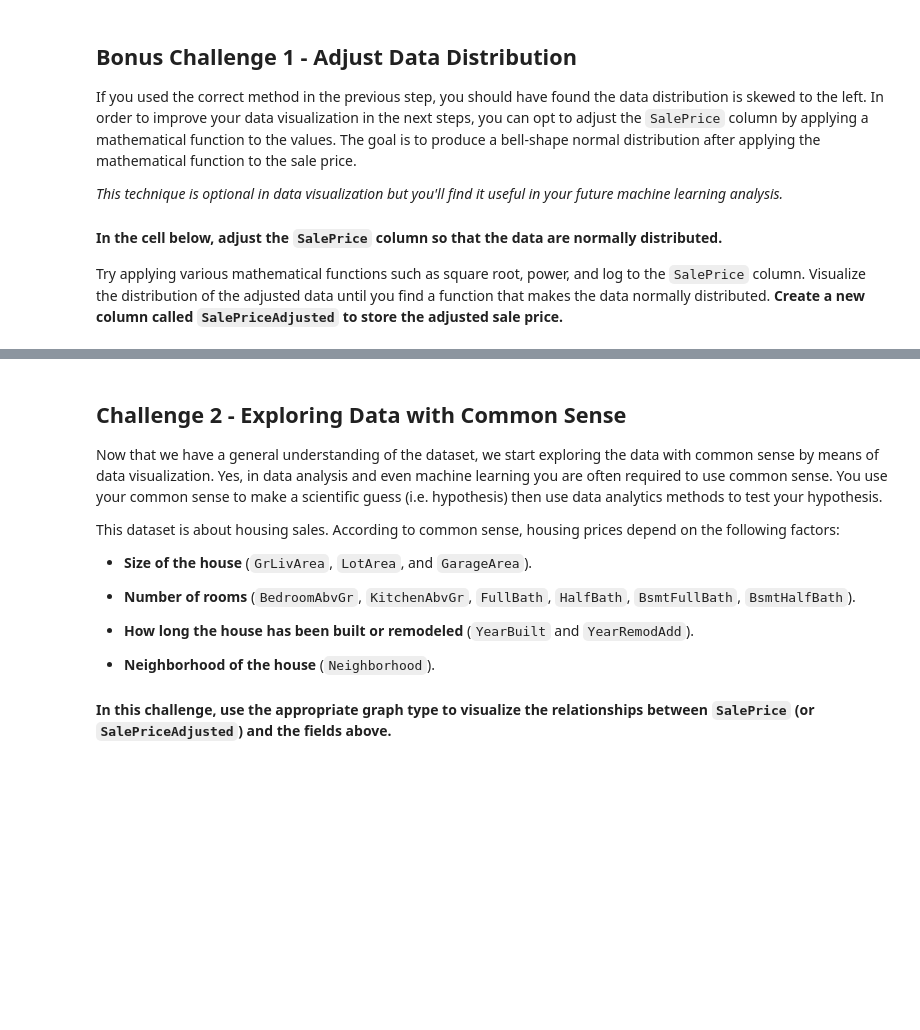
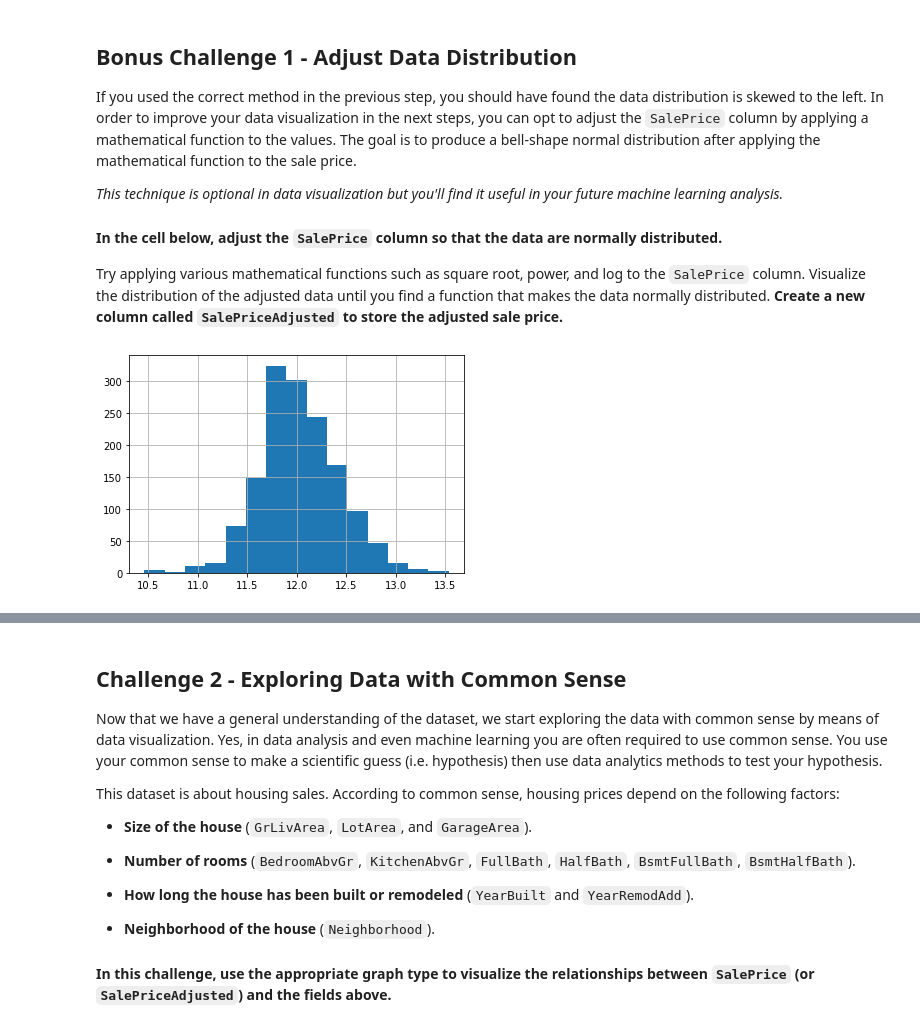
Before and after one commit to ta-data-bcn/lab-storytelling-data-visualization, a Jupyter notebook: your-code/main.ipynb, the cells around one changed output, grey strips where cells are left out. Drawn from its saved outputs; the diff is of its cells as text; code cells hidden in the pictures; blank space fills up the shorter version.

```diff
--- a/your-code/main.ipynb
+++ b/your-code/main.ipynb
@@ -62,0 +119,8 @@ Try applying various mathematical functions such as square root, power, and log
+# %%
+import math
+#raw_data["SalePrice"].apply(lambda x: x**(1/2)).hist()
+#raw_data["SalePrice"].apply(lambda x: x**3).hist()
+raw_data["SalePrice"].apply(lambda x: math.log(x)).hist(bins=15)
+plt.show()
+# %% [output]
+[figure, added]
```
Also changed, not shown: parts of 29 cells of this notebook.
